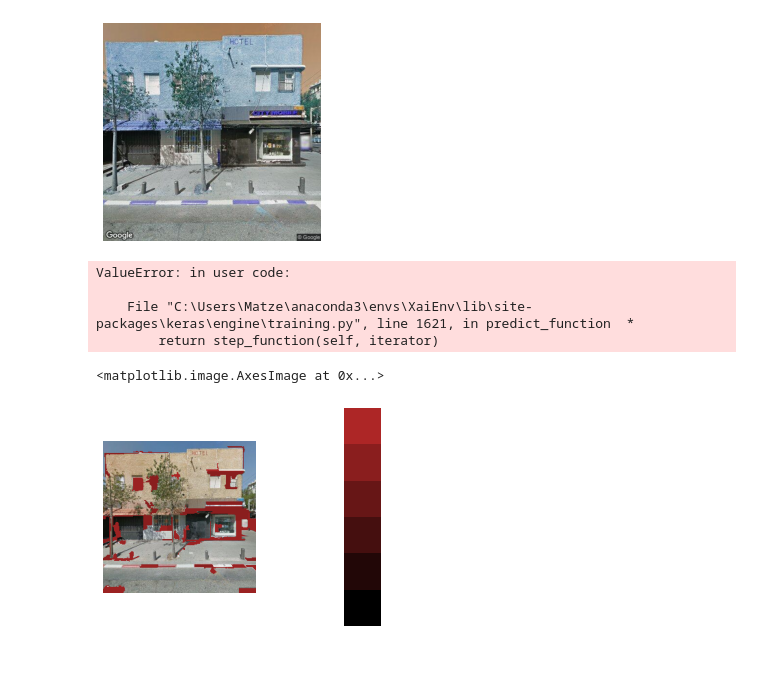
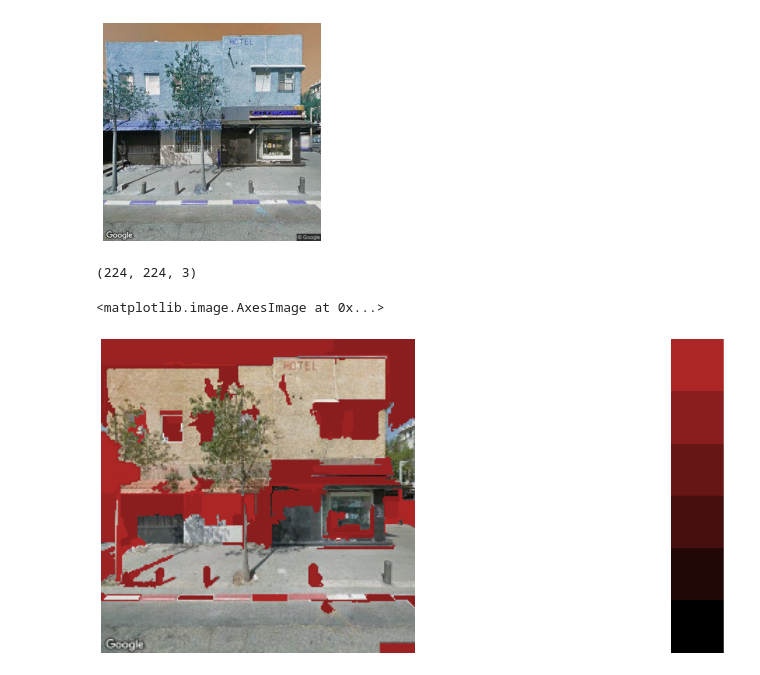
Before and after one commit to XAI-Demonstrator/xai-demonstrator, a Jupyter notebook: guess-the-country/explainers/explore_new_lime.ipynb, the cells around one changed output. Saved outputs shown, nothing was run; the diff lists cells and outputs as text; code cells hidden in the pictures.

Commit message:
Made explanaton image display larger in .jpynb

```diff
--- a/guess-the-country/explainers/explore_new_lime.ipynb
+++ b/guess-the-country/explainers/explore_new_lime.ipynb
@@ -27,17 +24,12 @@ plt.axis("off")
 plt.show()
 img = preprocess(img)
 img = np.squeeze(img)
-predict_image(img)
 # %% [output]
 [figure]
-ValueError: in user code:
-
-    File "C:\Users\Matze\anaconda3\envs\XaiEnv\lib\site-packages\keras\engine\training.py", line 1621, in predict_function  *
-        return step_function(self, iterator)
 # %%
 image_explanation = explain_image(img = img, seg_method = "felzenszwalb", seg_settings = {}, num_of_samples = 200, samples_p = 0.5,
                   model_ = model, threshold = 0.3, volume = 45, colour =  "red")
-
+print(img.shape)
 gradient=[
 np.ones((1,1)) * [173, 38, 38] / 255*1.0,
 np.ones((1,1)) * [173, 38, 38] / 255*0.8,
@@ -46,12 +38,15 @@ np.ones((1,1)) * [173, 38, 38] / 255*0.4,
 np.ones((1,1)) * [173, 38, 38] / 255*0.2,
 np.ones((1,1)) * [173, 38, 38] / 255*0.0,
 ]
+# %% [output]
+(224, 224, 3)
 # %%
-f, axarr = plt.subplots(1,2)
+f, axarr = plt.subplots(1,2, figsize = (20, 8))
+
 axarr[0].axis("off")
 axarr[1].axis("off")
 axarr[0].imshow(image_explanation)
 axarr[1].imshow(gradient)
 # %% [output]
 <matplotlib.image.AxesImage at 0x...>
-[figure, old version]
+[figure, new version]
```
Also changed, not shown: parts of 1 cell of this notebook.
